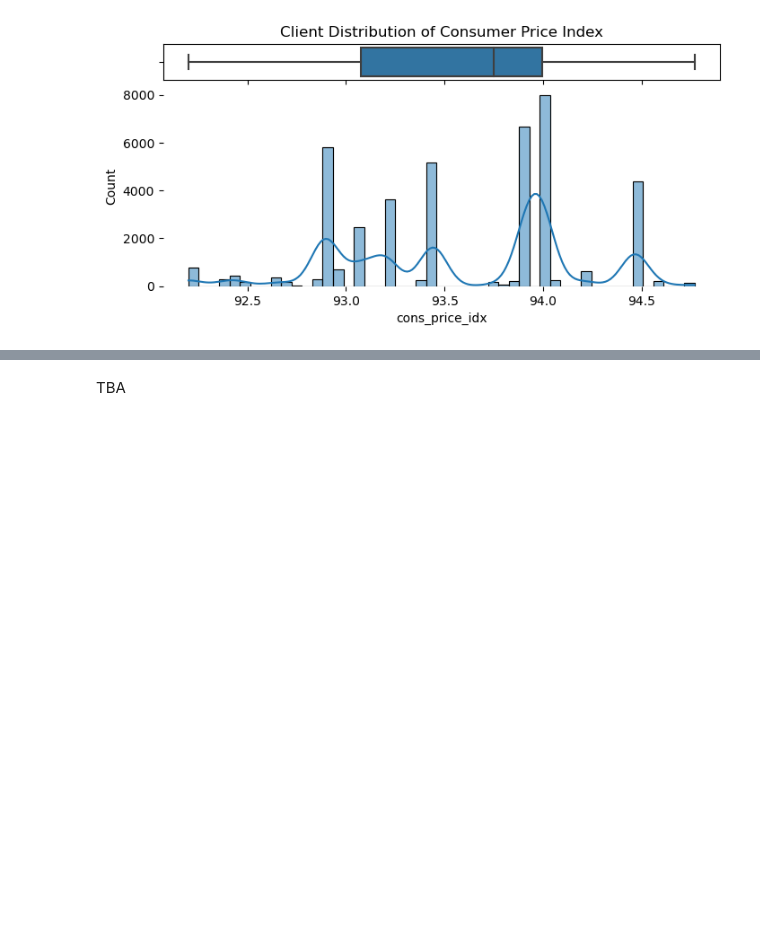
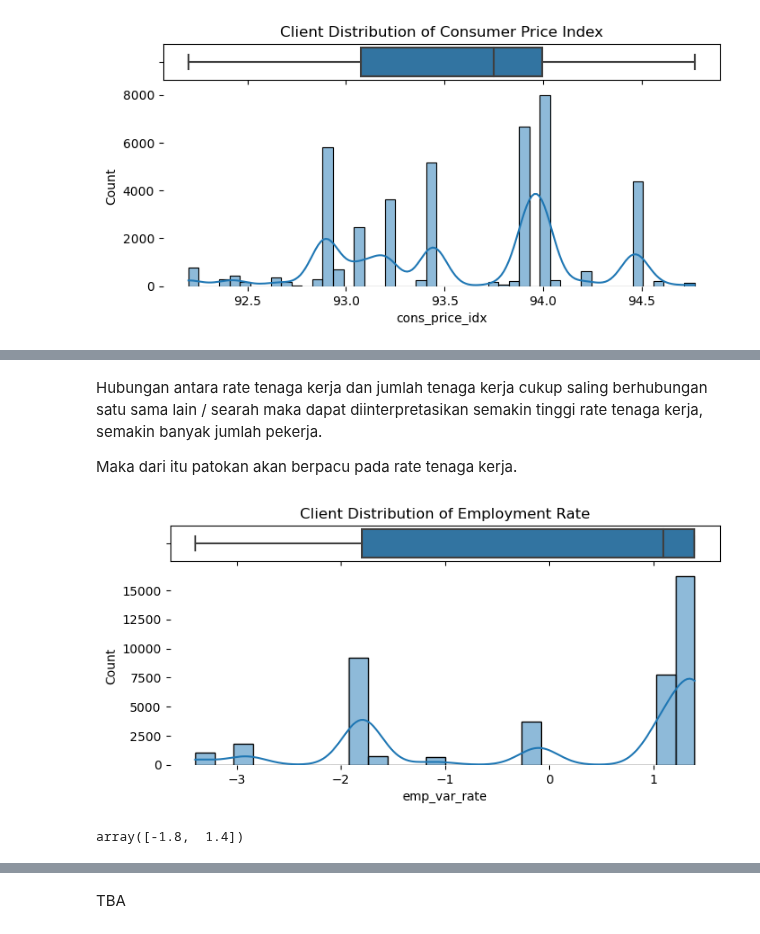
Before and after one commit to clarentcelsia/Analytics, a Jupyter notebook: ml/bank_telemarketing.ipynb, the cells around one changed output, grey strips where cells are left out. Saved outputs shown, nothing was run; the diff lists cells and outputs as text; code cells hidden in the pictures; blank space fills up the shorter version.

```diff
--- a/ml/bank_telemarketing.ipynb
+++ b/ml/bank_telemarketing.ipynb
@@ -1479,0 +1540,15 @@ Hal ini mengindikasi kemungkinan adanya **inflasi** pada saat itu.
+# %% [markdown]
+Hubungan antara rate tenaga kerja dan jumlah tenaga kerja cukup saling berhubungan satu sama lain / searah maka dapat diinterpretasikan semakin tinggi rate tenaga kerja, semakin banyak jumlah pekerja.
+
+Maka dari itu patokan akan berpacu pada rate tenaga kerja.
+# %%
+fig, (ax1, ax2) = plt.subplots(2, sharex = True, figsize = (8, 3.5),
+                                gridspec_kw={"height_ratios": (.15, .85),
+                                            "hspace": 0.05})
+sns.boxplot(x = df['emp_var_rate'], ax=ax1)
+sns.histplot(data = df['emp_var_rate'], ax=ax2, kde=True)
+ax1.set_title('Client Distribution of Employment Rate')
+plt.setp(ax2.spines.values(), visible=False)
+plt.show()
+# %% [output]
+[figure, added]
@@ -1479,0 +1558,4 @@ Hal ini mengindikasi kemungkinan adanya **inflasi** pada saat itu.
+# %%
+np.sort(emp[emp['cumsum'] <= 0.8]['emp_var_rate'])
+# %% [output]
+array([-1.8,  1.4])
```
Also changed, not shown: parts of 22 cells of this notebook.
